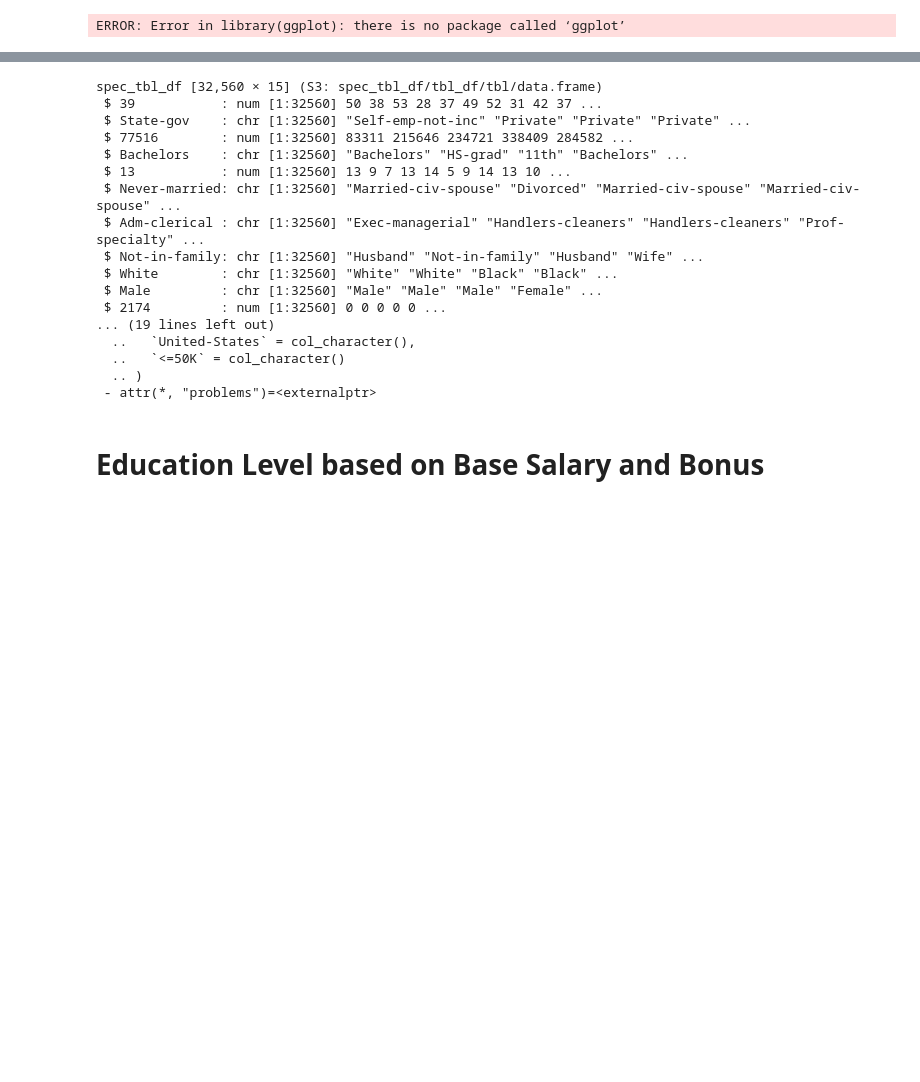
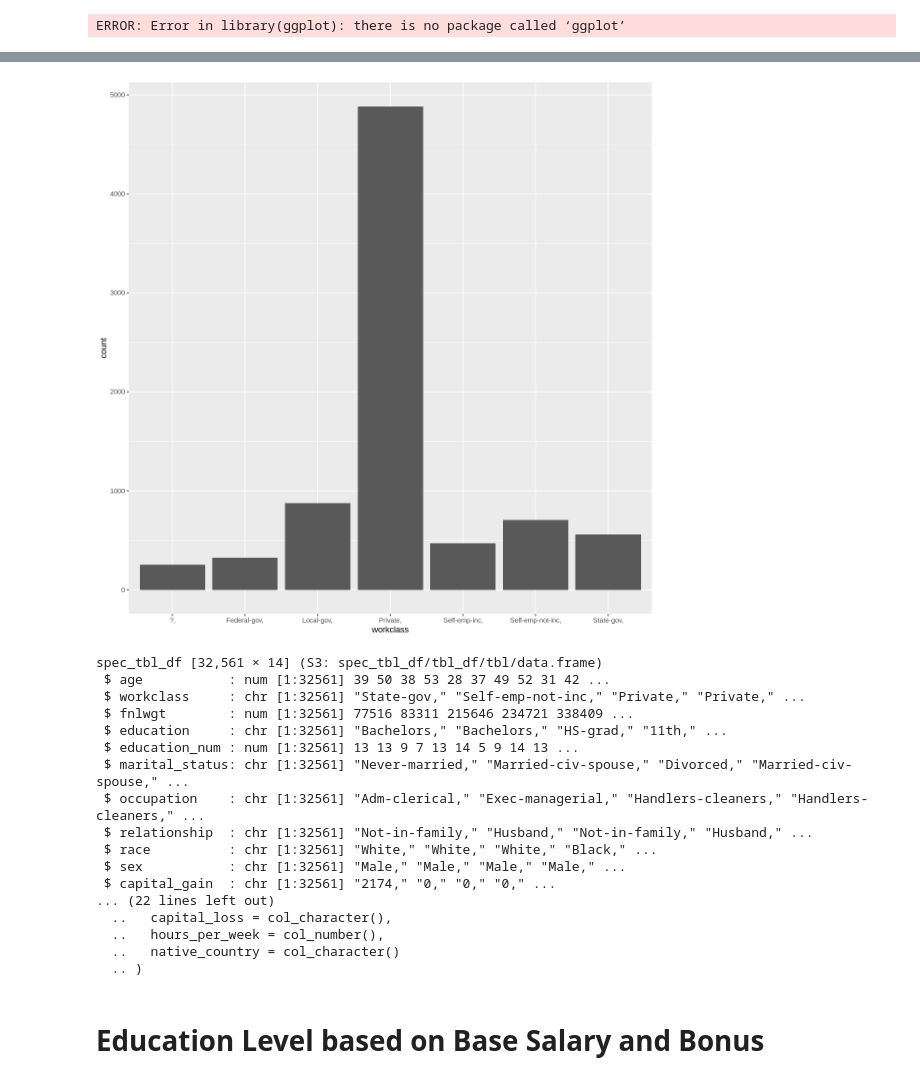
Before and after one commit to Anmol-Ghadia/dsci-100-2022w1-group-44, a Jupyter notebook: Project_proposal.ipynb, the cells around one changed output, grey strips where cells are left out. Drawn from its saved outputs; the diff is of its cells as text; code cells hidden in the pictures; blank space fills up the shorter version.

```diff
--- a/Project_proposal.ipynb
+++ b/Project_proposal.ipynb
@@ -98,7 +116,17 @@ A spec_tbl_df: 32561 × 14
+# %%
+options(repr.plot.width = 10,repr.plot.height = 10)
+adult_plot_1 <- adult_data |>
+                group_by(workclass) |>
+                summarize(count = n()) |>
+                ggplot(aes(x=workclass, y=count)) +
+                    geom_bar(stat = "identity")
+adult_plot_1
+# %% [output]
+[figure, added]
 # %%
 str(adult_data)
 #=========================
-adult_data <- adult_data |>
+#adult_data <- adult_data |>
 
 #                 # filter(company %in% list("Oracle","eBay","Amazon","Apple","Google"))
 #                 group_by(company) |>
@@ -107,23 +135,23 @@ adult_data <- adult_data |>
 # salary_data
 #=========================
 # %% [output]
-spec_tbl_df [32,560 × 15] (S3: spec_tbl_df/tbl_df/tbl/data.frame)
- $ 39           : num [1:32560] 50 38 53 28 37 49 52 31 42 37 ...
- $ State-gov    : chr [1:32560] "Self-emp-not-inc" "Private" "Private" "Private" ...
- $ 77516        : num [1:32560] 83311 215646 234721 338409 284582 ...
- $ Bachelors    : chr [1:32560] "Bachelors" "HS-grad" "11th" "Bachelors" ...
- $ 13           : num [1:32560] 13 9 7 13 14 5 9 14 13 10 ...
- $ Never-married: chr [1:32560] "Married-civ-spouse" "Divorced" "Married-civ-spouse" "Married-civ-spouse" ...
- $ Adm-clerical : chr [1:32560] "Exec-managerial" "Handlers-cleaners" "Handlers-cleaners" "Prof-specialty" ...
- $ Not-in-family: chr [1:32560] "Husband" "Not-in-family" "Husband" "Wife" ...
- $ White        : chr [1:32560] "White" "White" "Black" "Black" ...
- $ Male         : chr [1:32560] "Male" "Male" "Male" "Female" ...
- $ 2174         : num [1:32560] 0 0 0 0 0 ...
-... (19 lines left out)
-  ..   `United-States` = col_character(),
-  ..   `<=50K` = col_character()
+spec_tbl_df [32,561 × 14] (S3: spec_tbl_df/tbl_df/tbl/data.frame)
+ $ age           : num [1:32561] 39 50 38 53 28 37 49 52 31 42 ...
+ $ workclass     : chr [1:32561] "State-gov," "Self-emp-not-inc," "Private," "Private," ...
+ $ fnlwgt        : num [1:32561] 77516 83311 215646 234721 338409 ...
+ $ education     : chr [1:32561] "Bachelors," "Bachelors," "HS-grad," "11th," ...
+ $ education_num : num [1:32561] 13 13 9 7 13 14 5 9 14 13 ...
+ $ marital_status: chr [1:32561] "Never-married," "Married-civ-spouse," "Divorced," "Married-civ-spouse," ...
+ $ occupation    : chr [1:32561] "Adm-clerical," "Exec-managerial," "Handlers-cleaners," "Handlers-cleaners," ...
+ $ relationship  : chr [1:32561] "Not-in-family," "Husband," "Not-in-family," "Husband," ...
+ $ race          : chr [1:32561] "White," "White," "White," "Black," ...
+ $ sex           : chr [1:32561] "Male," "Male," "Male," "Male," ...
+ $ capital_gain  : chr [1:32561] "2174," "0," "0," "0," ...
+... (22 lines left out)
+  ..   capital_loss = col_character(),
+  ..   hours_per_week = col_number(),
+  ..   native_country = col_character()
   .. )
- - attr(*, "problems")=<externalptr>
 # %% [markdown]
 # Education Level based on Base Salary and Bonus
 # %%
```
Also changed, not shown: parts of 5 cells of this notebook.
